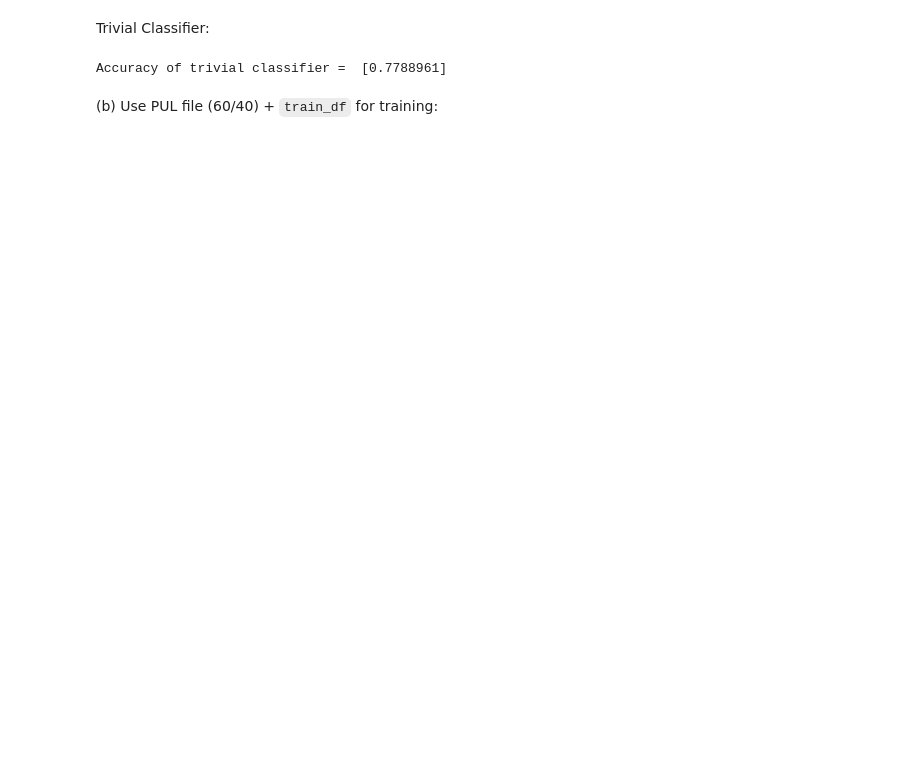
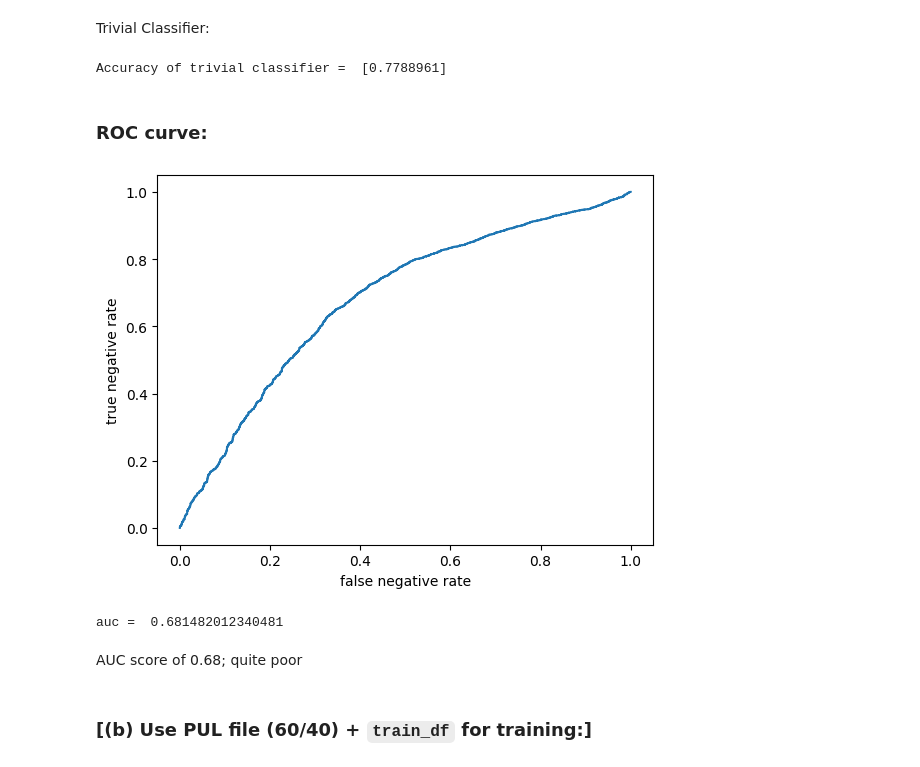
Before and after one commit to jyd-hu/srim, a Jupyter notebook: simple_mlp_all_data.ipynb, the cells around one changed output. Saved outputs shown, nothing was run; the diff lists cells and outputs as text; code cells hidden in the pictures; blank space fills up the shorter version.

Commit message:
indexing errors fixed, added grid searches & roc

```diff
--- a/simple_mlp_all_data.ipynb
+++ b/simple_mlp_all_data.ipynb
@@ -63,8 +62,15 @@ with open(f_path, mode='r') as handle:
 
 PUL_array = np.array(PUL_array)
 PUL_array = PUL_array.reshape(np.shape(PUL_array)[0],-1)
+PUL_array_df = pd.DataFrame(PUL_array, index=PUL_keys2,columns=['cazy'])
 
 col_label=['emb'+str(i) for i in range(len(list(PUL_embeddings)[0]))]
-col_label.append('cazy')
+# col_label.append('cazy')
 
-PUL_df = pd.DataFrame(data=np.concatenate([PUL_embeddings,PUL_array], axis=1), index=PUL_keys2, columns=col_label)
+PUL_embeddings_list=list(PUL_embeddings)
+temp_df = pd.DataFrame(PUL_embeddings_list, index=PUL_keys, columns=['emb'+str(i) for i in range(len(list(PUL_embeddings)[0]))])
+
+# PUL_df = pd.DataFrame(data=np.concatenate([PUL_embeddings,PUL_array], axis=1), index=PUL_keys2, columns=col_label)
+PUL_df = temp_df.join(PUL_array_df)
+
+#indexing issue fixed
@@ -260,3 +285,7 @@ trivial_score = (p-s)/p
 print('Accuracy of trivial classifier = ',trivial_score)
 # %% [output]
 Accuracy of trivial classifier =  [0.7788961]
+# %% [markdown]
+### ROC curve:
+# %%
+y_prob = mlp.predict_proba(X_test)
@@ -263,5 +299,24 @@ Accuracy of trivial classifier =  [0.7788961]
+# %%
+fpr_neg, tpr_neg, thresholds_neg = roc_curve(y_test, y_prob[:,0], pos_label=0)
+# %%
+plt.plot(fpr_neg, tpr_neg)
+plt.xlabel('false negative rate')
+plt.ylabel('true negative rate')
+plt.show()
+# %% [output]
+[figure, added]
+# %%
+auc_score = roc_auc_score(y_test, y_prob[:,1])
+print('auc = ', auc_score)
+
+# auc_score_neg = roc_auc_score((np.ones(np.shape(y_test))-y_test), y_prob[:,0])
+# print('negative auc score = ', auc_score_neg)
+# %% [output]
+auc =  0.681482012340481
+# %% [markdown]
+AUC score of 0.68; quite poor
 # %% [markdown]
-(b) Use PUL file (60/40) + `train_df` for training:
+### [(b) Use PUL file (60/40) + `train_df` for training:]
 # %%
 train_ind = np.zeros(PUL_df.shape[0])
 train_ind[:int(np.floor(PUL_df.shape[0]*0.6))] = 1 #prop. train
```
Also changed, not shown: parts of 20 cells of this notebook.
